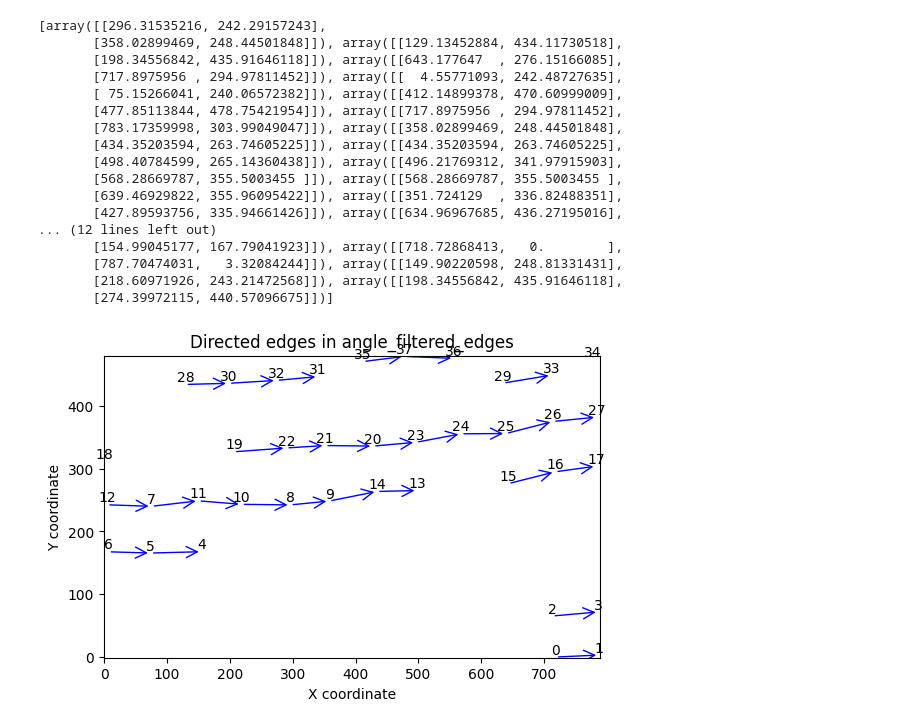
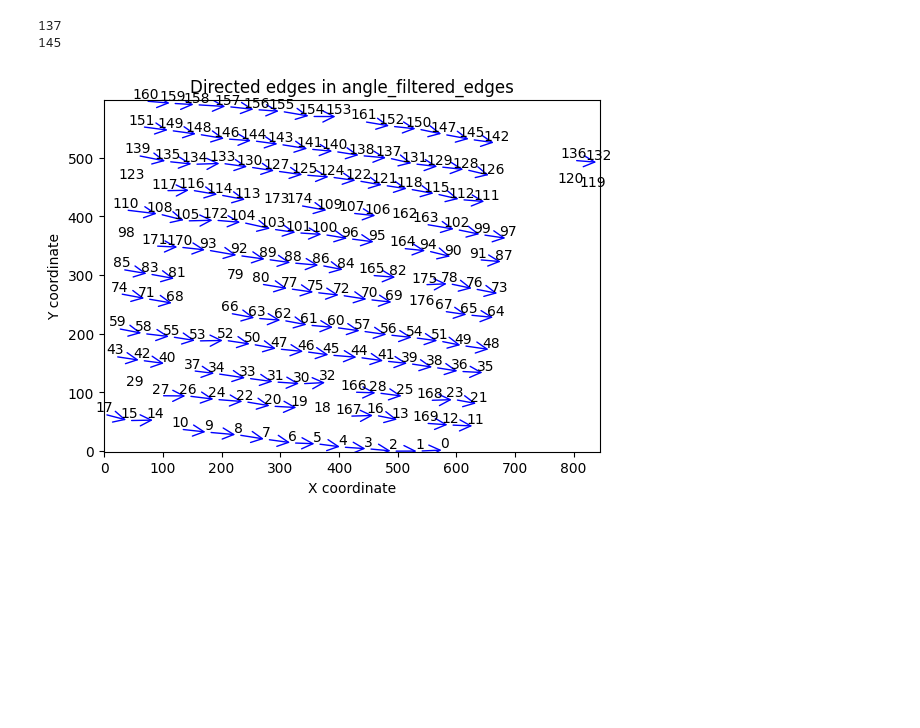
Before and after one commit to aaronge-2020/Microarray-Dearraying, a Jupyter notebook: delaunay_triangle_gridding.ipynb, the cells around one changed output. Saved outputs shown, nothing was run; the diff lists cells and outputs as text; code cells hidden in the pictures; blank space fills up the shorter version.

```diff
--- a/delaunay_triangle_gridding.ipynb
+++ b/delaunay_triangle_gridding.ipynb
@@ -260,7 +297,7 @@ def visualize_traveling_algorithm(coordinates, path):
 # %%
 import pandas as pd
 # Main workflow
-data = pd.read_json('./TMA_WSI_Labels_updated/ABC_109_1_010_1.json')
+data = pd.read_json('./TMA_WSI_Labels_updated/ABC_105_1_010_1.json')
 data = data.to_dict('records')
 
 # Convert the data to the required format if necessary
@@ -306,56 +333,53 @@ for edge in angle_filtered_edges:
-# %%
-traveling_algorithm_input = [normalized_coordinates[list(edge)] for edge in sorted_edges]
-# print(traveling_algorithm_input)
-print(traveling_algorithm_input)
-# %% [output]
-[array([[296.31535216, 242.29157243],
-       [358.02899469, 248.44501848]]), array([[129.13452884, 434.11730518],
-       [198.34556842, 435.91646118]]), array([[643.177647  , 276.15166085],
-       [717.8975956 , 294.97811452]]), array([[  4.55771093, 242.48727635],
-       [ 75.15266041, 240.06572382]]), array([[412.14899378, 470.60999009],
-       [477.85113844, 478.75421954]]), array([[717.8975956 , 294.97811452],
-       [783.17359998, 303.99049047]]), array([[358.02899469, 248.44501848],
-       [434.35203594, 263.74605225]]), array([[434.35203594, 263.74605225],
-       [498.40784599, 265.14360438]]), array([[496.21769312, 341.97915903],
-       [568.28669787, 355.5003455 ]]), array([[568.28669787, 355.5003455 ],
-       [639.46929822, 355.96095422]]), array([[351.724129  , 336.82488351],
-       [427.89593756, 335.94661426]]), array([[634.96967685, 436.27195016],
-... (12 lines left out)
-       [154.99045177, 167.79041923]]), array([[718.72868413,   0.        ],
-       [787.70474031,   3.32084244]]), array([[149.90220598, 248.81331431],
-       [218.60971926, 243.21472568]]), array([[198.34556842, 435.91646118],
-       [274.39972115, 440.57096675]])]
 # %%
+# Sort the edges to ensure the arrow goes from left to right
+sorted_edges = []
+for edge in angle_filtered_edges:
+    start, end = edge
+    if normalized_coordinates[start][0] > normalized_coordinates[end][0]:
+        # Swap the start and end points
+        sorted_edges.append((end, start))
+    else:
+        sorted_edges.append((start, end))
+
+traveling_algorithm_input = [normalized_coordinates[list(edge)] for edge in sorted_edges]
+print(len(traveling_algorithm_input))
+isolated_points = [point for point in normalized_coordinates if point not in np.array(traveling_algorithm_input).reshape(-1, 2)]
+isolated_points_input = [[point, point] for point in isolated_points]
+traveling_algorithm_input += isolated_points_input
+print(len(traveling_algorithm_input))
+
 import matplotlib.pyplot as plt
 from matplotlib.patches import FancyArrowPatch
 
 # Create a new figure and axis
 fig, ax = plt.subplots()
 
 # Plot the arrows using FancyArrowPatch
 for (start, end) in traveling_algorithm_input:
 
     # Create an arrow patch
     arrow = FancyArrowPatch(start, end, arrowstyle='->', mutation_scale=20, color='b')
 
     # Add it to the axis
     ax.add_patch(arrow)
 
 # Label the points with their indices
 for i, coord in enumerate(normalized_coordinates):
     ax.text(coord[0], coord[1], str(i), ha='center', va='bottom')
 
 # Set the plot title and labels
 ax.set_title('Directed edges in angle_filtered_edges')
 ax.set_xlabel('X coordinate')
 ax.set_ylabel('Y coordinate')
 
 # Set the same scale for both axes and set the limit
 ax.set_aspect('equal')
 ax.set_xlim([min(x[0] for x in normalized_coordinates)-1, max(x[0] for x in normalized_coordinates)+1])
 ax.set_ylim([min(y[1] for y in normalized_coordinates)-1, max(y[1] for y in normalized_coordinates)+1])
 
 # Show the plot
 plt.show()
 # %% [output]
+137
+145
-[figure, old version]
+[figure, new version]
```
Also changed, not shown: parts of 7 cells of this notebook, 7 other files.
